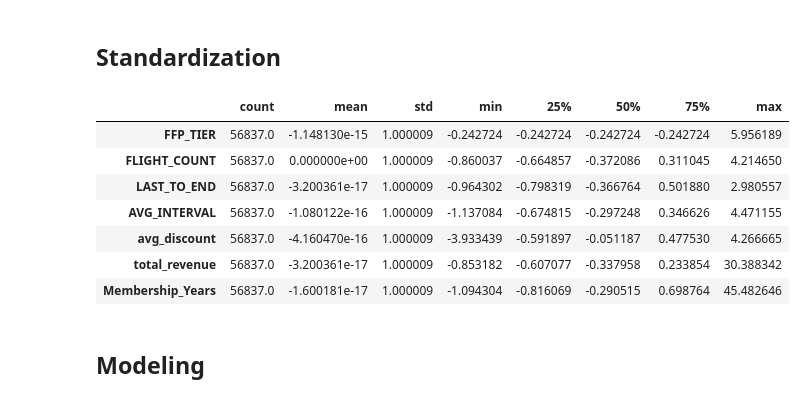
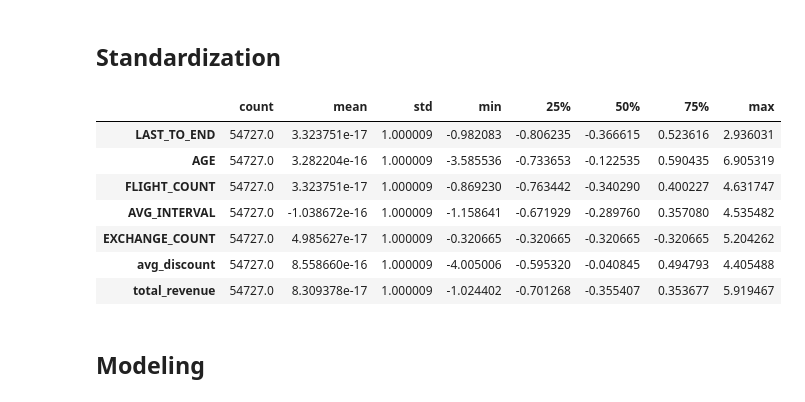
Before and after one commit to agirahmawandi/hw_unsupervised_learning, a Jupyter notebook: Agi_rahmawandi_batch57_Unsupervised_Learning.ipynb, the cells around one changed output. Cells and saved outputs as stored; diff of their text form; code cells hidden in the pictures.

```diff
--- a/Agi_rahmawandi_batch57_Unsupervised_Learning.ipynb
+++ b/Agi_rahmawandi_batch57_Unsupervised_Learning.ipynb
@@ -434,7 +429,7 @@ df_cleaned.shape
 ### Handling Outlier
 from scipy import stats
 
-feats = ['FLIGHT_COUNT','LAST_TO_END','AVG_INTERVAL']
+feats = ['FLIGHT_COUNT','LAST_TO_END','AVG_INTERVAL','EXCHANGE_COUNT','AVG_INTERVAL','MAX_INTERVAL','EXCHANGE_COUNT','Points_Sum', 'SUM_YR_1','SUM_YR_2' ]
 
 print(f'jumlah baris sebelum memfilter outlier: {len(df_cleaned)}')
 
@@ -509,26 +504,26 @@ Memilih 9 Feature  : <br>
 ## Standardization
 # %%
 from sklearn.preprocessing import StandardScaler
-feats = ['FFP_TIER', 'FLIGHT_COUNT','LAST_TO_END','AVG_INTERVAL','avg_discount','total_revenue','Membership_Years']
+feats = ['LAST_TO_END','AGE','FLIGHT_COUNT','AVG_INTERVAL','EXCHANGE_COUNT','avg_discount','total_revenue']
 
 X = df_cleaned[feats].copy()
 
 # Buat objek scaler
 scaler = StandardScaler()
 X_scaled = scaler.fit_transform(X)
 
 # Untuk hasilnya kembali jadi DataFrame
 X_scaled_df = pd.DataFrame(X_scaled, columns=X.columns)
 X_scaled_df.describe().T
 # %% [output]
 |  | count | mean | std | min | 25% | 50% | 75% | max |
-| FFP_TIER | 56837.0 | -1.148130e-15 | 1.000009 | -0.242724 | -0.242724 | -0.242724 | -0.242724 | 5.956189 |
-| FLIGHT_COUNT | 56837.0 | 0.000000e+00 | 1.000009 | -0.860037 | -0.664857 | -0.372086 | 0.311045 | 4.214650 |
-| LAST_TO_END | 56837.0 | -3.200361e-17 | 1.000009 | -0.964302 | -0.798319 | -0.366764 | 0.501880 | 2.980557 |
-| AVG_INTERVAL | 56837.0 | -1.080122e-16 | 1.000009 | -1.137084 | -0.674815 | -0.297248 | 0.346626 | 4.471155 |
-| avg_discount | 56837.0 | -4.160470e-16 | 1.000009 | -3.933439 | -0.591897 | -0.051187 | 0.477530 | 4.266665 |
-| total_revenue | 56837.0 | -3.200361e-17 | 1.000009 | -0.853182 | -0.607077 | -0.337958 | 0.233854 | 30.388342 |
-| Membership_Years | 56837.0 | -1.600181e-17 | 1.000009 | -1.094304 | -0.816069 | -0.290515 | 0.698764 | 45.482646 |
+| LAST_TO_END | 54727.0 | 3.323751e-17 | 1.000009 | -0.982083 | -0.806235 | -0.366615 | 0.523616 | 2.936031 |
+| AGE | 54727.0 | 3.282204e-16 | 1.000009 | -3.585536 | -0.733653 | -0.122535 | 0.590435 | 6.905319 |
+| FLIGHT_COUNT | 54727.0 | 3.323751e-17 | 1.000009 | -0.869230 | -0.763442 | -0.340290 | 0.400227 | 4.631747 |
+| AVG_INTERVAL | 54727.0 | -1.038672e-16 | 1.000009 | -1.158641 | -0.671929 | -0.289760 | 0.357080 | 4.535482 |
+| EXCHANGE_COUNT | 54727.0 | 4.985627e-17 | 1.000009 | -0.320665 | -0.320665 | -0.320665 | -0.320665 | 5.204262 |
+| avg_discount | 54727.0 | 8.558660e-16 | 1.000009 | -4.005006 | -0.595320 | -0.040845 | 0.494793 | 4.405488 |
+| total_revenue | 54727.0 | 8.309378e-17 | 1.000009 | -1.024402 | -0.701268 | -0.355407 | 0.353677 | 5.919467 |
 # %% [markdown]
 ## Modeling
 # %% [markdown]
```
Also changed, not shown: parts of 22 cells of this notebook.
